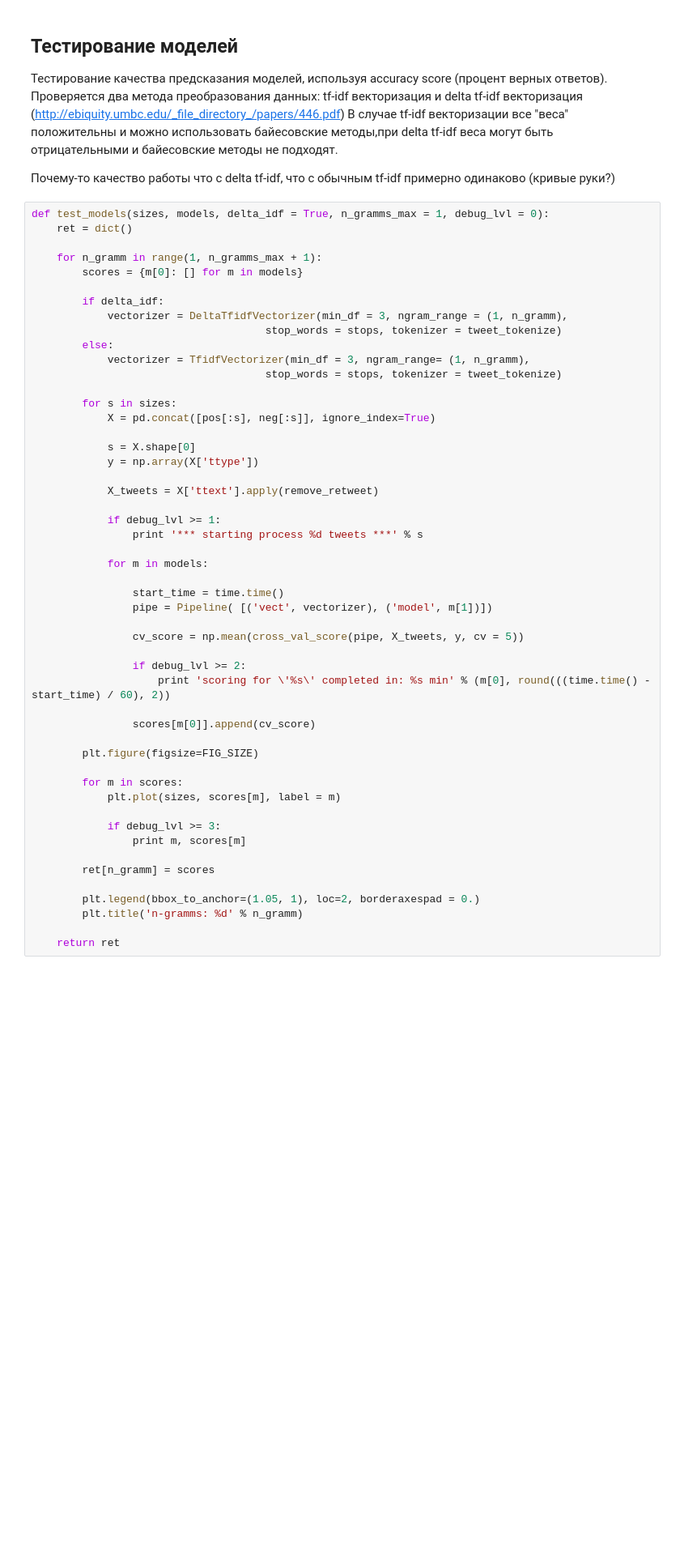
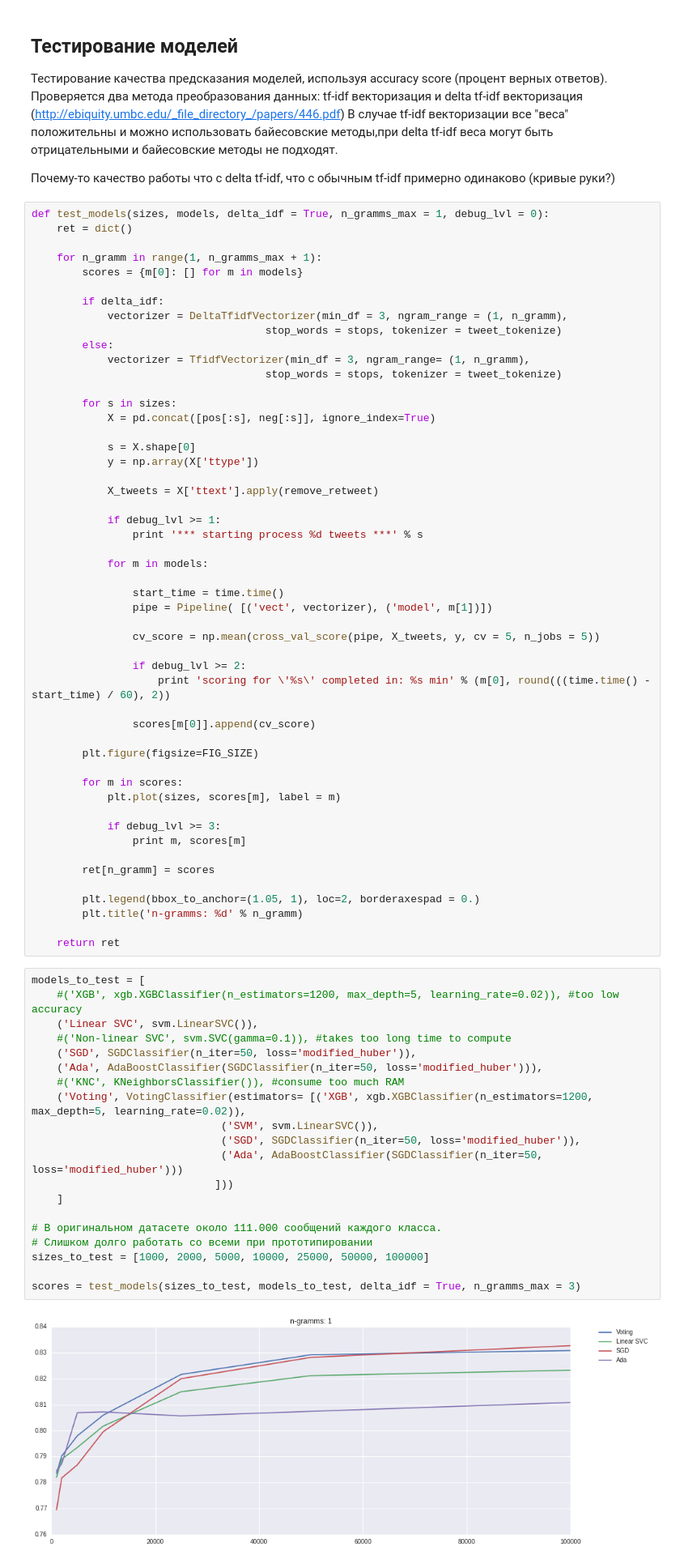
Before and after one commit to Vlad0922/twitter_sentiment, a Jupyter notebook: Prototypes and tests.ipynb, the cells around one changed output. Shown: that part at 81% size. Cells and saved outputs as stored; diff of their text form; blank space fills up the shorter version.

Commit message:
[add] ensemble models testing

```diff
--- a/Prototypes and tests.ipynb
+++ b/Prototypes and tests.ipynb
@@ -213,7 +217,7 @@ def test_models(sizes, models, delta_idf = True, n_gramms_max = 1, debug_lvl = 0
                 start_time = time.time()
                 pipe = Pipeline( [('vect', vectorizer), ('model', m[1])])
 
-                cv_score = np.mean(cross_val_score(pipe, X_tweets, y, cv = 5))
+                cv_score = np.mean(cross_val_score(pipe, X_tweets, y, cv = 5, n_jobs = 5))
 
                 if debug_lvl >= 2:
                     print 'scoring for \'%s\' completed in: %s min' % (m[0], round(((time.time() - start_time) / 60), 2))
@@ -234,3 +238,25 @@ def test_models(sizes, models, delta_idf = True, n_gramms_max = 1, debug_lvl = 0
         plt.title('n-gramms: %d' % n_gramm)
 
     return ret
+# %%
+models_to_test = [
+    #('XGB', xgb.XGBClassifier(n_estimators=1200, max_depth=5, learning_rate=0.02)), #too low accuracy
+    ('Linear SVC', svm.LinearSVC()),
+    #('Non-linear SVC', svm.SVC(gamma=0.1)), #takes too long time to compute
+    ('SGD', SGDClassifier(n_iter=50, loss='modified_huber')),
+    ('Ada', AdaBoostClassifier(SGDClassifier(n_iter=50, loss='modified_huber'))),
+    #('KNC', KNeighborsClassifier()), #consume too much RAM
+    ('Voting', VotingClassifier(estimators= [('XGB', xgb.XGBClassifier(n_estimators=1200, max_depth=5, learning_rate=0.02)),
+                              ('SVM', svm.LinearSVC()),
+                              ('SGD', SGDClassifier(n_iter=50, loss='modified_huber')),
+                              ('Ada', AdaBoostClassifier(SGDClassifier(n_iter=50, loss='modified_huber')))
+                             ]))
+    ]
+
+# В оригинальном датасете около 111.000 сообщений каждого класса.
+# Слишком долго работать со всеми при прототипировании
+sizes_to_test = [1000, 2000, 5000, 10000, 25000, 50000, 100000]
+
+scores = test_models(sizes_to_test, models_to_test, delta_idf = True, n_gramms_max = 3)
+# %% [output]
+[figure, added]
```
Also changed, not shown: parts of 4 cells of this notebook.
